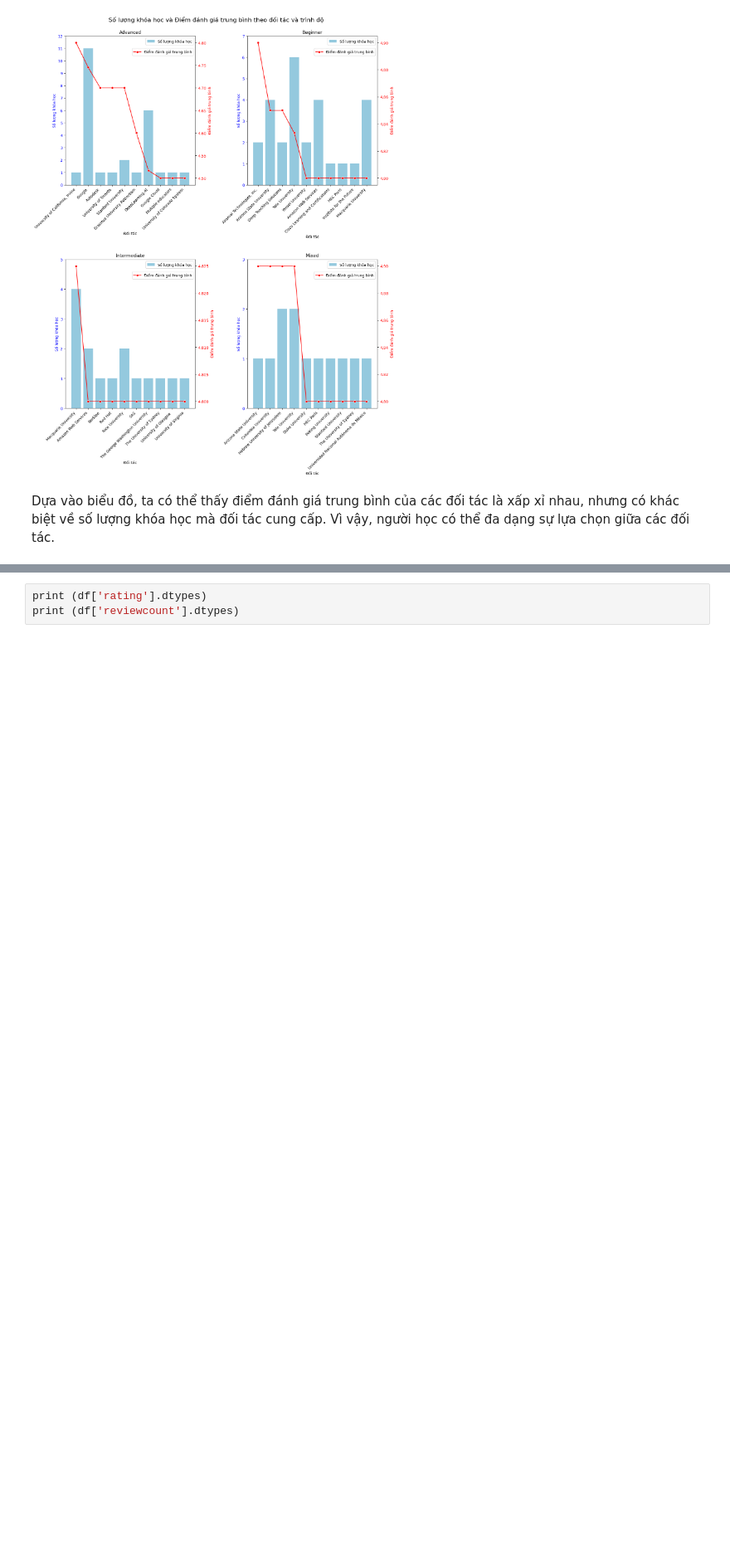
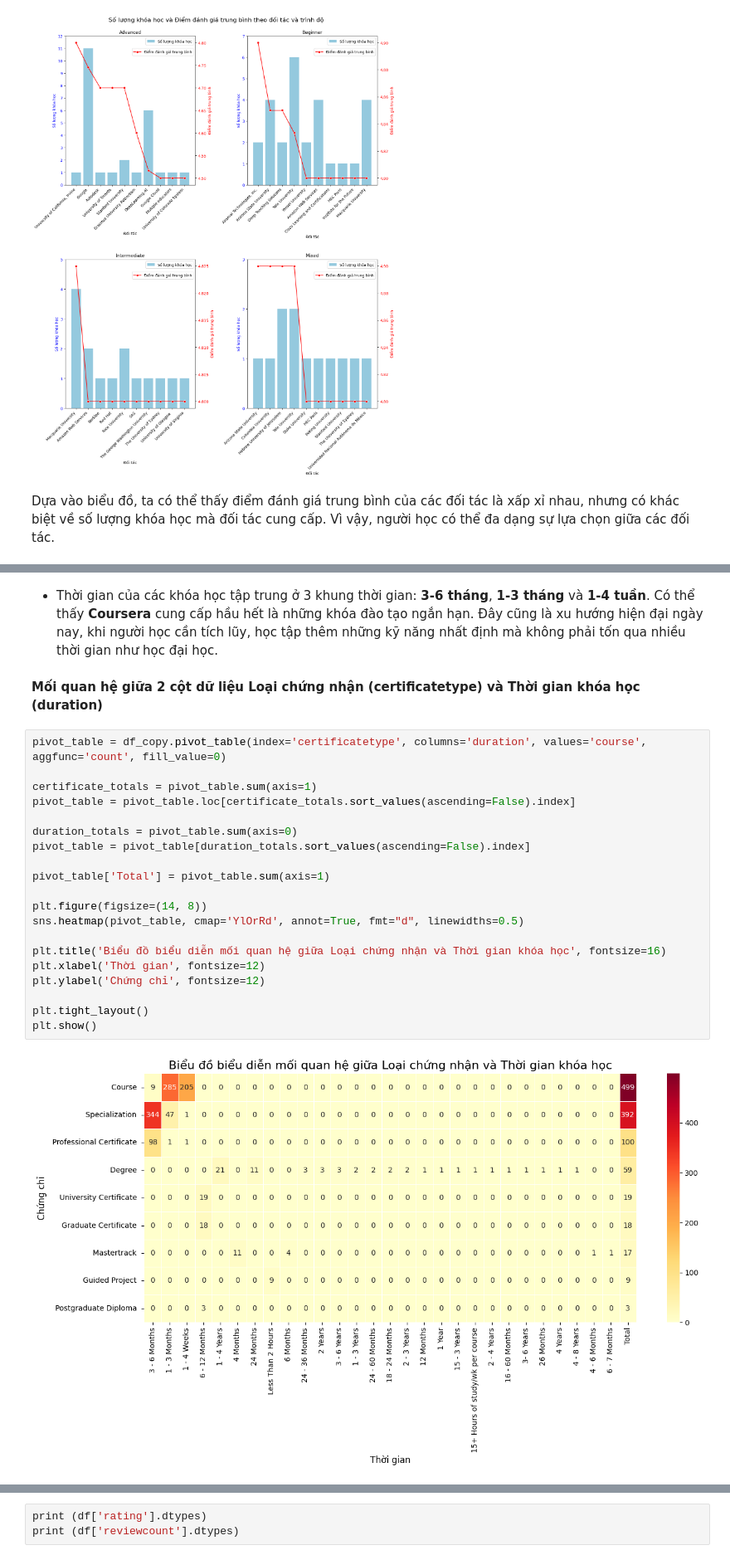
Before and after one commit to phamuyen171/FinalPrjct_LTKHDL, a Jupyter notebook: source/IdetifyAndAnswerQuestion.ipynb, the cells around one changed output, grey strips where cells are left out. Shown at 83% size. Cells and saved outputs as stored; diff of their text form; blank space fills up the shorter version.

```diff
--- a/source/IdetifyAndAnswerQuestion.ipynb
+++ b/source/IdetifyAndAnswerQuestion.ipynb
@@ -463,0 +588,26 @@ Dựa vào biểu đồ, ta có thể thấy điểm đánh giá trung bình c
+# %% [markdown]
+- Thời gian của các khóa học tập trung ở 3 khung thời gian: **3-6 tháng**, **1-3 tháng** và **1-4 tuần**. Có thể thấy **Coursera** cung cấp hầu hết là những khóa đào tạo ngắn hạn. Đây cũng là xu hướng hiện đại ngày nay, khi người học cần tích lũy, học tập thêm những kỹ năng nhất định mà không phải tốn qua nhiều thời gian như học đại học.
+# %% [markdown]
+**Mối quan hệ giữa 2 cột dữ liệu Loại chứng nhận (certificatetype) và Thời gian khóa học (duration)**
+# %%
+pivot_table = df_copy.pivot_table(index='certificatetype', columns='duration', values='course', aggfunc='count', fill_value=0)
+
+certificate_totals = pivot_table.sum(axis=1)
+pivot_table = pivot_table.loc[certificate_totals.sort_values(ascending=False).index]
+
+duration_totals = pivot_table.sum(axis=0)
+pivot_table = pivot_table[duration_totals.sort_values(ascending=False).index]
+
+pivot_table['Total'] = pivot_table.sum(axis=1)
+
+plt.figure(figsize=(14, 8))
+sns.heatmap(pivot_table, cmap='YlOrRd', annot=True, fmt="d", linewidths=0.5)
+
+plt.title('Biểu đồ biểu diễn mối quan hệ giữa Loại chứng nhận và Thời gian khóa học', fontsize=16)
+plt.xlabel('Thời gian', fontsize=12)
+plt.ylabel('Chứng chỉ', fontsize=12)
+
+plt.tight_layout()
+plt.show()
+# %% [output]
+[figure, added]
```
Also changed, not shown: parts of 62 cells of this notebook, 1 other file.
